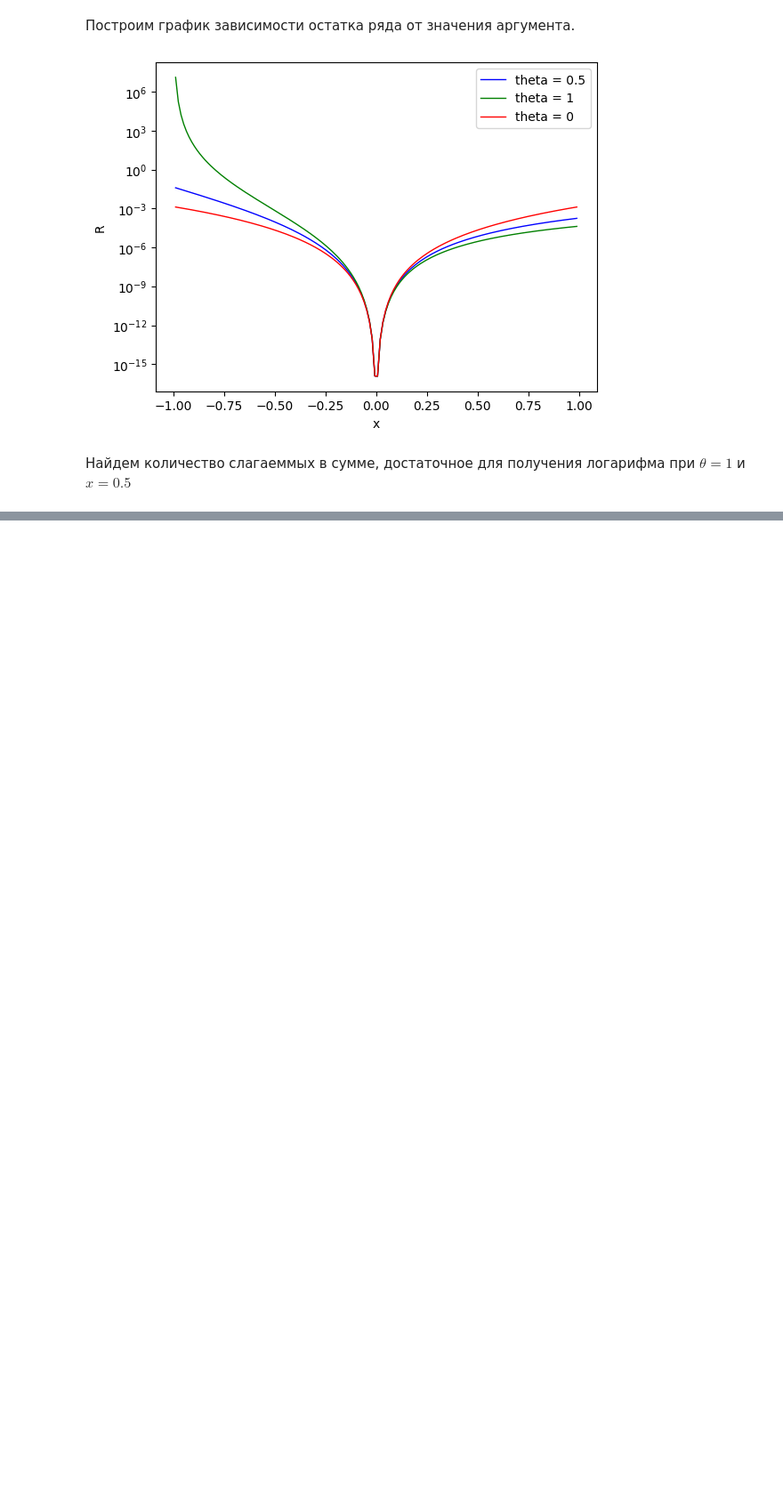
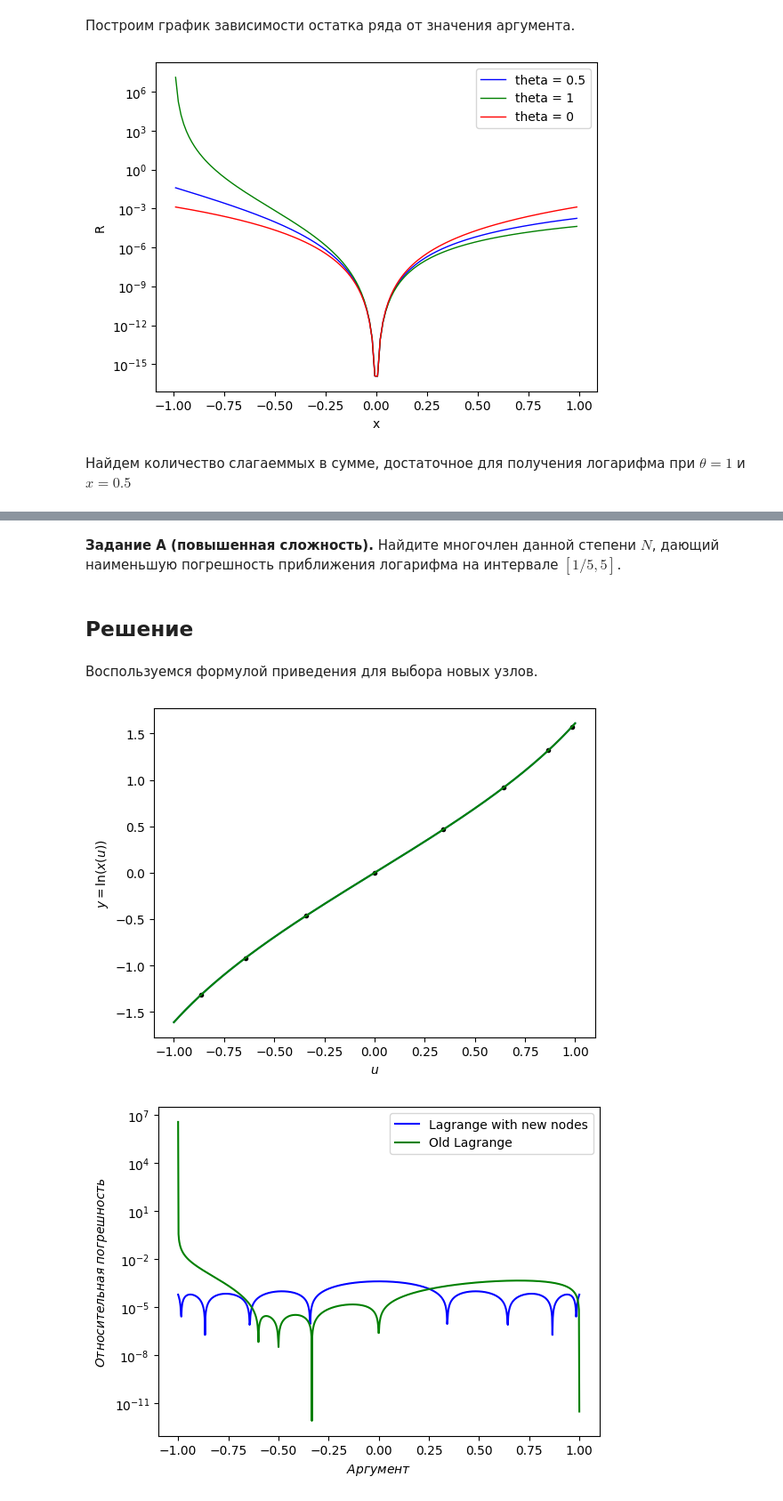
Before and after one commit to Frog6616261/numerecal_methods, a Jupyter notebook: laboratory_work_3/completed_task.ipynb, the cells around one changed output, grey strips where cells are left out. Shown at 89% size. Saved outputs shown, nothing was run; the diff lists cells and outputs as text; code cells hidden in the pictures; blank space fills up the shorter version.

```diff
--- a/laboratory_work_3/completed_task.ipynb
+++ b/laboratory_work_3/completed_task.ipynb
@@ -184,0 +183,45 @@ $$u_n=\cos\frac{\pi(n+1/2)}{N+1},\quad n=0..N.$$
+# %% [markdown]
+**Задание A (повышенная сложность).** Найдите многочлен данной степени $N$, дающий наименьшую погрешность приближения логарифма на интервале $[1/5,5]$.
+# %% [markdown]
+ ## Решение
+# %% [markdown]
+Воспользуемся формулой приведения для выбора новых узлов.
+# %%
+import scipy.interpolate
+
+# Lagrange's interpolation
+N=5
+xn=1+1./(1+np.arange(N))
+yn=np.log(xn)
+x=np.linspace(1+1e-10,2,1000)
+y=np.log(x)
+L=scipy.interpolate.lagrange(xn,yn)
+yl=L(x)
+
+# New Lagranges' interpolation
+N=8
+un=np.cos((np.pi*(np.arange(N)+ 1/2)/(N + 1)))
+yn=np.log((1 + 2*un/3)/(1 - 2*un/3))
+u=np.linspace(-1,1,1000)
+y_new=np.log((1 + 2*u/3)/(1 - 2*u/3))
+L=scipy.interpolate.lagrange(un,yn)
+yl_new=L(u)
+
+# ploting function for new nodes
+plt.plot(u,y_new)
+plt.plot(un,yn,'.', color = 'black')
+plt.plot(u,yl_new, color = 'green')
+plt.xlabel("$u$")
+plt.ylabel("$y=\ln(x(u))$")
+plt.show()
+
+# ploting relative error
+plt.semilogy(u,relative_error(y_new,yl_new), '-b')
+plt.semilogy(u,relative_error(y,yl), '-g')
+plt.xlabel("$Аргумент$")
+plt.ylabel("$Относительная\;погрешность$")
+plt.legend(["Lagrange with new nodes", "Old Lagrange"])
+plt.show()
+# %% [output]
+[figure, added]
+[figure, added]
```
Also changed, not shown: parts of 15 cells of this notebook, 1 other file.
